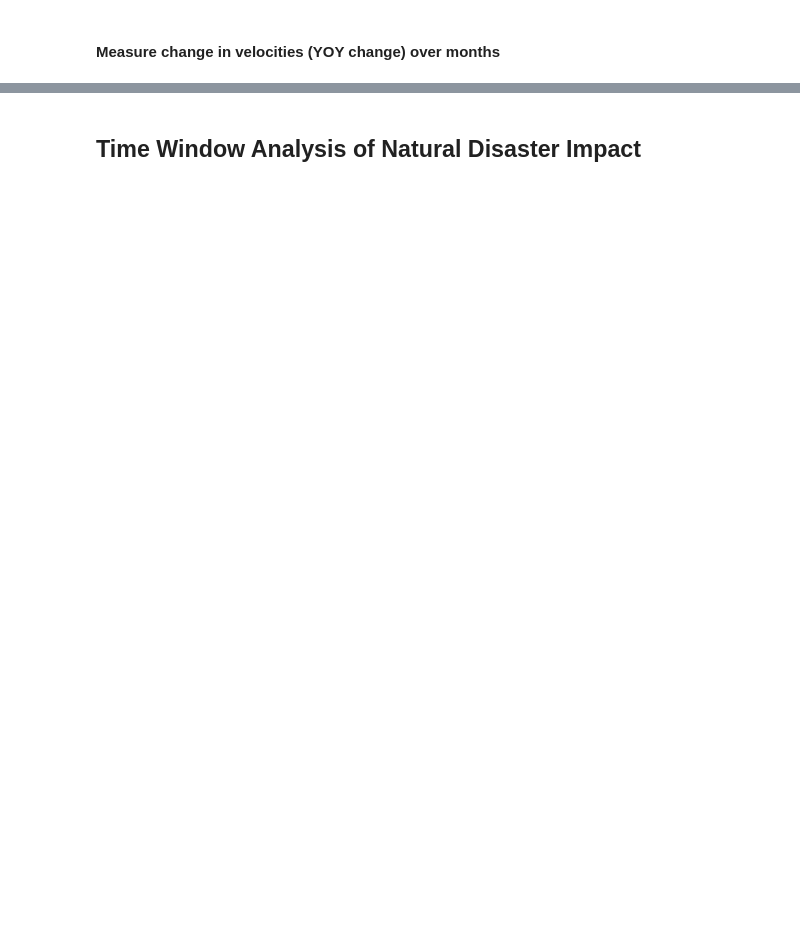
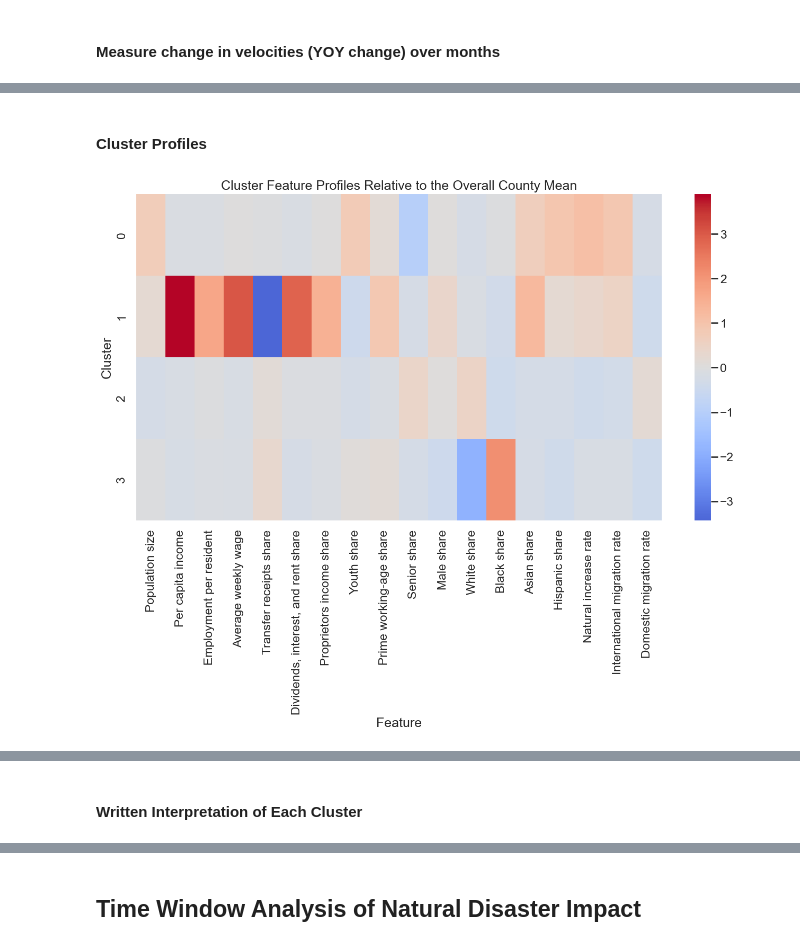
Before and after one commit to Kaxlow/climate-on-housing, a Jupyter notebook: src/climate-housing-analysis.ipynb, the cells around one changed output, grey strips where cells are left out. Cells and saved outputs as stored; diff of their text form; code cells hidden in the pictures; blank space fills up the shorter version.

```diff
--- a/src/climate-housing-analysis.ipynb
+++ b/src/climate-housing-analysis.ipynb
@@ -459,0 +895,20 @@ housing_df["AVG_SALE_TO_LIST_YOY_MOM"] = housing_df.groupby("fips")["AVG_SALE_TO
+# %% [markdown]
+#### Cluster Profiles
+# %%
+
+cluster_feature_means = cluster_input.groupby('cluster')[FEATURE_COLUMNS].mean()
+overall_feature_means = cluster_input[FEATURE_COLUMNS].mean()
+overall_feature_std = cluster_input[FEATURE_COLUMNS].std().replace(0, np.nan)
+cluster_zscores = (cluster_feature_means - overall_feature_means) / overall_feature_std
+
+heatmap_df = cluster_zscores.rename(columns=FEATURE_LABELS)
+plt.figure(figsize=(16, 8))
+sns.heatmap(heatmap_df, cmap='coolwarm', center=0)
+plt.title('Cluster Feature Profiles Relative to the Overall County Mean')
+plt.xlabel('Feature')
+plt.ylabel('Cluster')
+plt.show()
+
+heatmap_df.round(2)
+# %% [output]
+[figure, added]
@@ -459,0 +921,2 @@ housing_df["AVG_SALE_TO_LIST_YOY_MOM"] = housing_df.groupby("fips")["AVG_SALE_TO
+# %% [markdown]
+#### Written Interpretation of Each Cluster
```
Also changed, not shown: parts of 45 cells of this notebook.
